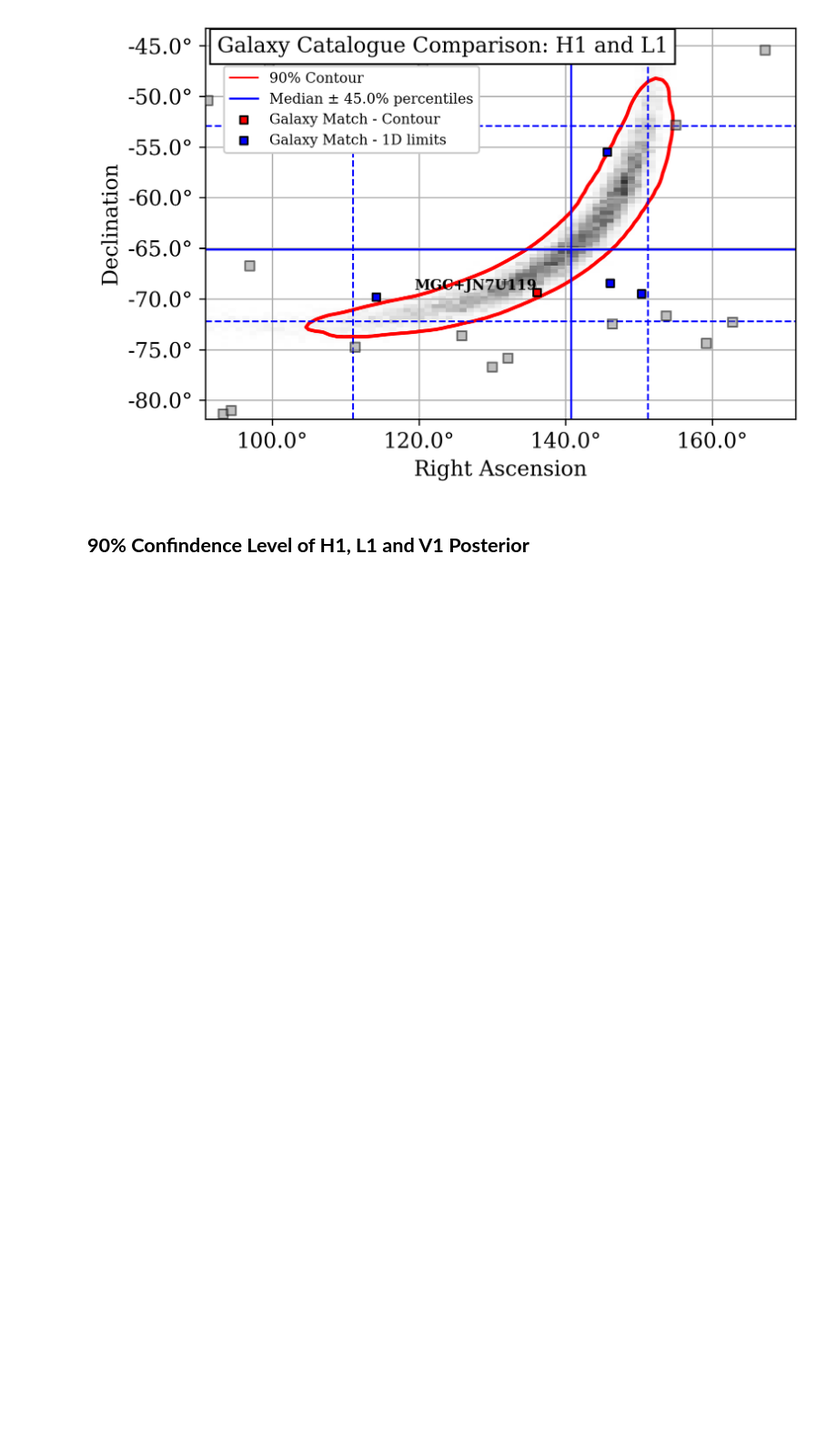
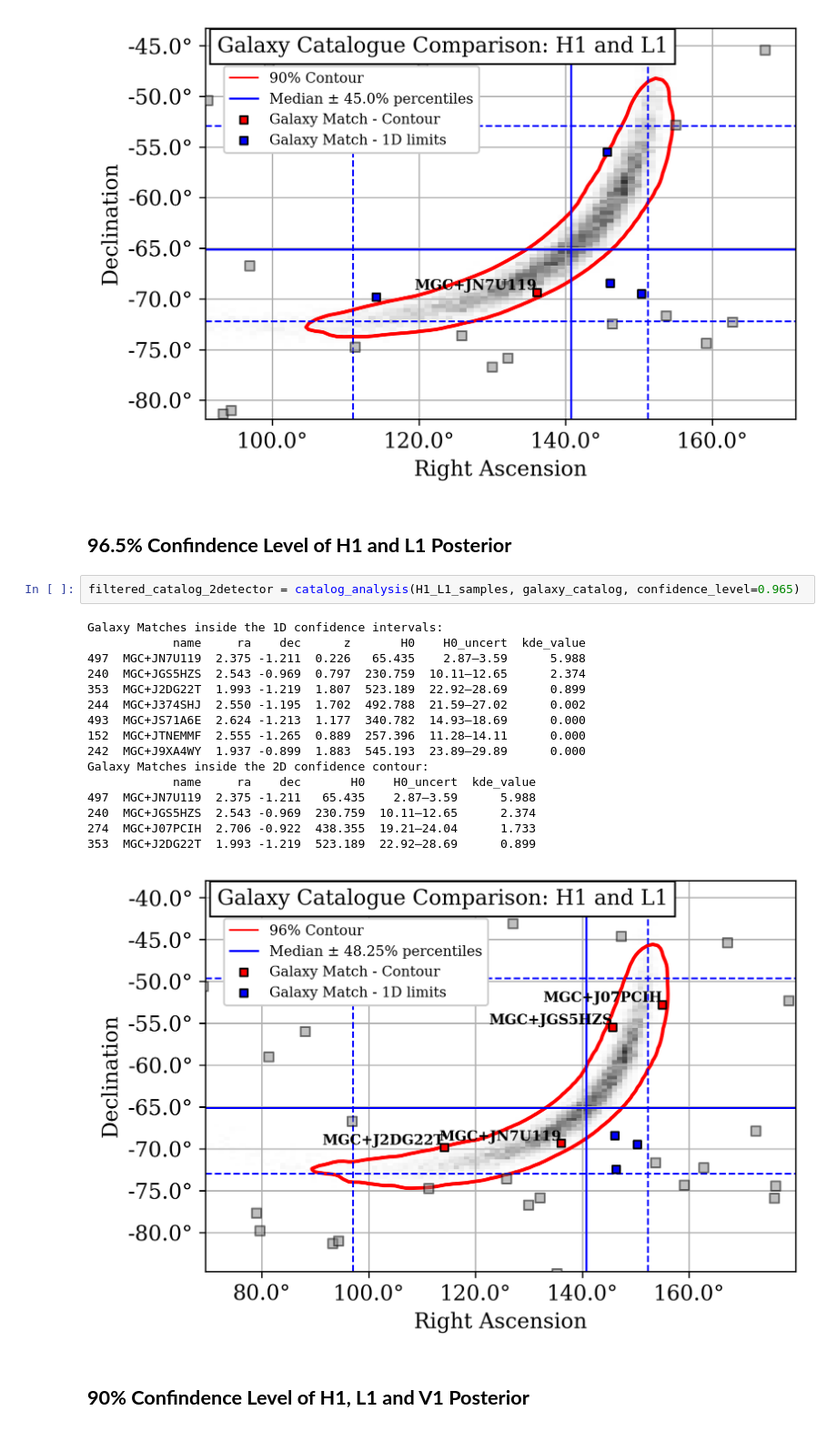
Before and after one commit to JacobTutt/Grav_Waves_Cosmology, a Jupyter notebook: notebooks/2_Cosmology.ipynb, the cells around one changed output. Shown at 91% size. Cells and saved outputs as stored; diff of their text form; blank space fills up the shorter version.

Commit message:
Finalise Graphs

```diff
--- a/notebooks/2_Cosmology.ipynb
+++ b/notebooks/2_Cosmology.ipynb
@@ -318,6 +318,27 @@ Galaxy Matches inside the 2D confidence contour:
             name     ra    dec      H0  H0_uncert  kde_value
 497  MGC+JN7U119  2.375 -1.211  65.435  2.87–3.59      5.988
 [figure]
+# %% [markdown]
+## **96.5% Confindence Level of H1 and L1 Posterior**
+# %%
+filtered_catalog_2detector = catalog_analysis(H1_L1_samples, galaxy_catalog, confidence_level=0.965)
+# %% [output]
+Galaxy Matches inside the 1D confidence intervals:
+            name     ra    dec      z       H0    H0_uncert  kde_value
+497  MGC+JN7U119  2.375 -1.211  0.226   65.435    2.87–3.59      5.988
+240  MGC+JGS5HZS  2.543 -0.969  0.797  230.759  10.11–12.65      2.374
+353  MGC+J2DG22T  1.993 -1.219  1.807  523.189  22.92–28.69      0.899
+244  MGC+J374SHJ  2.550 -1.195  1.702  492.788  21.59–27.02      0.002
+493  MGC+JS71A6E  2.624 -1.213  1.177  340.782  14.93–18.69      0.000
+152  MGC+JTNEMMF  2.555 -1.265  0.889  257.396  11.28–14.11      0.000
+242  MGC+J9XA4WY  1.937 -0.899  1.883  545.193  23.89–29.89      0.000
+Galaxy Matches inside the 2D confidence contour:
+            name     ra    dec       H0    H0_uncert  kde_value
+497  MGC+JN7U119  2.375 -1.211   65.435    2.87–3.59      5.988
+240  MGC+JGS5HZS  2.543 -0.969  230.759  10.11–12.65      2.374
+274  MGC+J07PCIH  2.706 -0.922  438.355  19.21–24.04      1.733
+353  MGC+J2DG22T  1.993 -1.219  523.189  22.92–28.69      0.899
+[figure, added]
 # %% [markdown]
 ## **90% Confindence Level of H1, L1 and V1 Posterior**
 # %%
```
Also changed, not shown: 1 other file.
